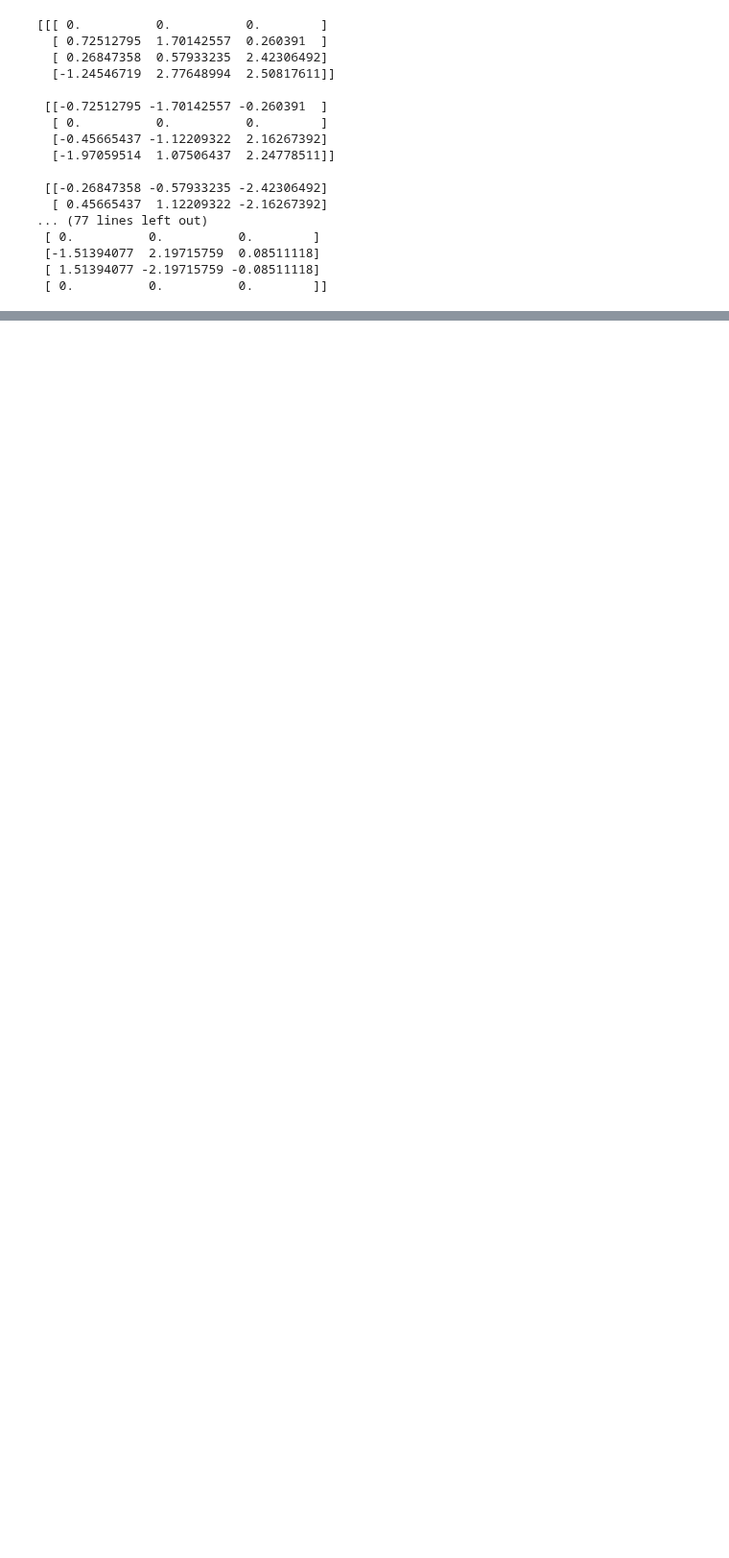
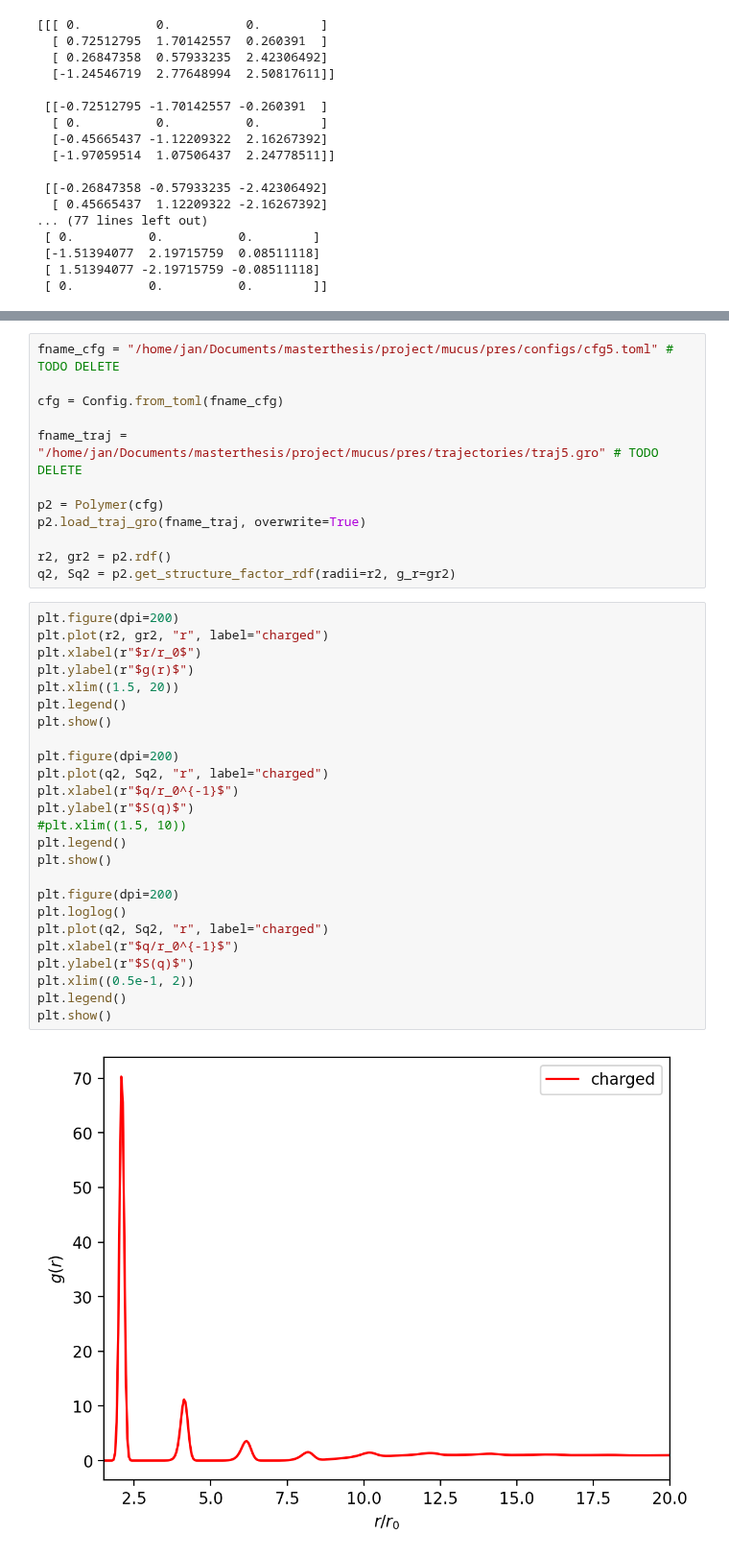
Before and after one commit to jan-kro/mucus_old_2, a Jupyter notebook: test_skripts/trajectory_analysis.ipynb, the cells around one changed output, grey strips where cells are left out. Shown at 96% size. Saved outputs shown, nothing was run; the diff lists cells and outputs as text; blank space fills up the shorter version.

```diff
--- a/test_skripts/trajectory_analysis.ipynb
+++ b/test_skripts/trajectory_analysis.ipynb
@@ -784,0 +899,39 @@ plt.plot(radii, gr)
+# %%
+fname_cfg = "/home/jan/Documents/masterthesis/project/mucus/pres/configs/cfg5.toml" # TODO DELETE
+
+cfg = Config.from_toml(fname_cfg)
+
+fname_traj = "/home/jan/Documents/masterthesis/project/mucus/pres/trajectories/traj5.gro" # TODO DELETE
+
+p2 = Polymer(cfg)
+p2.load_traj_gro(fname_traj, overwrite=True)
+
+r2, gr2 = p2.rdf()
+q2, Sq2 = p2.get_structure_factor_rdf(radii=r2, g_r=gr2)
+# %%
+plt.figure(dpi=200)
+plt.plot(r2, gr2, "r", label="charged")
+plt.xlabel(r"$r/r_0$")
+plt.ylabel(r"$g(r)$")
+plt.xlim((1.5, 20))
+plt.legend()
+plt.show()
+
+plt.figure(dpi=200)
+plt.plot(q2, Sq2, "r", label="charged")
+plt.xlabel(r"$q/r_0^{-1}$")
+plt.ylabel(r"$S(q)$")
+#plt.xlim((1.5, 10))
+plt.legend()
+plt.show()
+
+plt.figure(dpi=200)
+plt.loglog()
+plt.plot(q2, Sq2, "r", label="charged")
+plt.xlabel(r"$q/r_0^{-1}$")
+plt.ylabel(r"$S(q)$")
+plt.xlim((0.5e-1, 2))
+plt.legend()
+plt.show()
+# %% [output]
+[figure, added]
```
Also changed, not shown: parts of 33 cells of this notebook, 19 other files.
